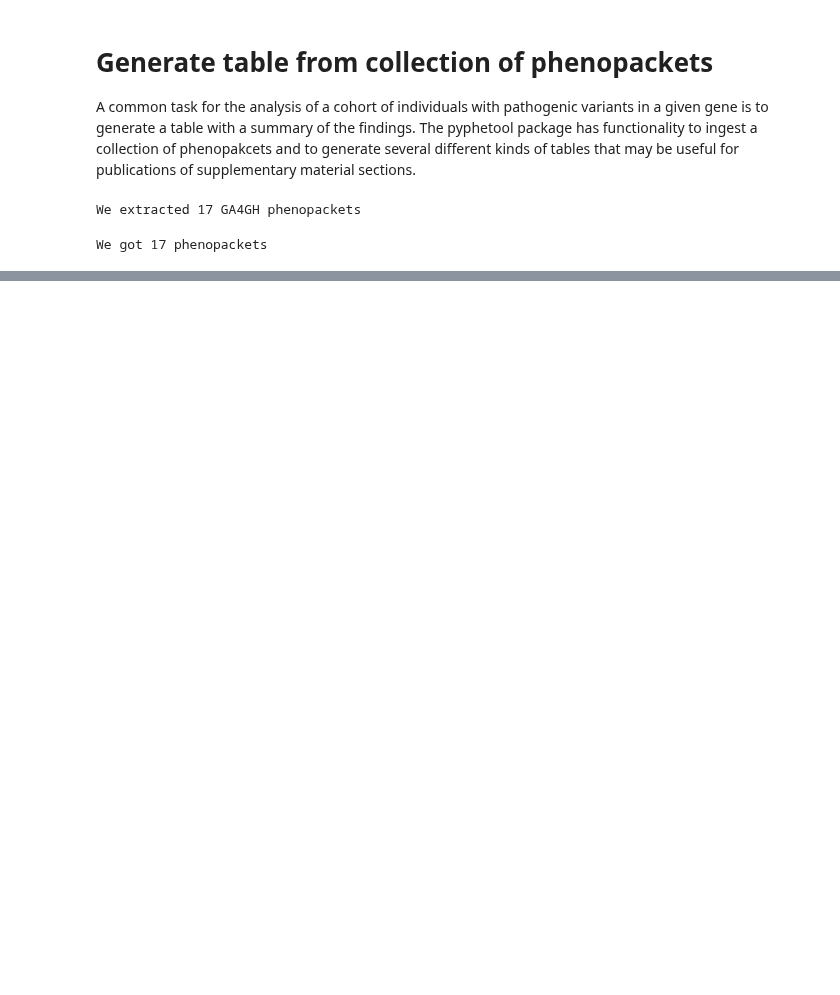
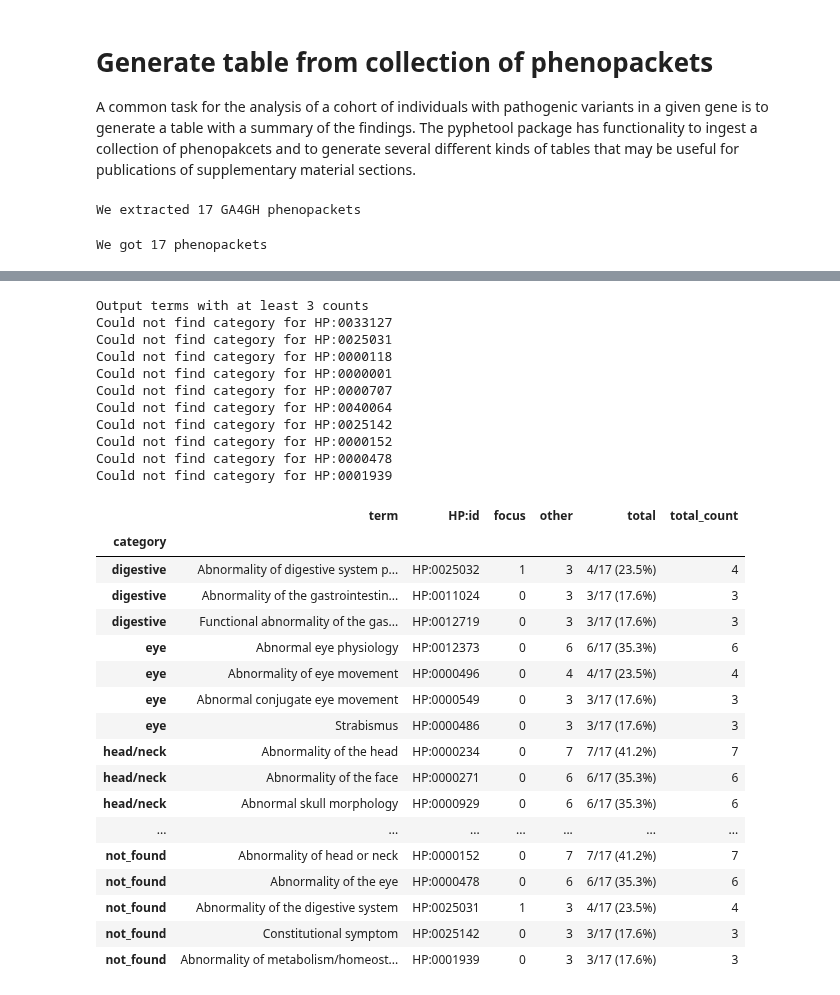
Before and after one commit to monarch-initiative/pyphetools, a Jupyter notebook: notebooks/table_converter.ipynb, the cells around one changed output, grey strips where cells are left out. Saved outputs shown, nothing was run; the diff lists cells and outputs as text; code cells hidden in the pictures; blank space fills up the shorter version.

```diff
--- a/notebooks/table_converter.ipynb
+++ b/notebooks/table_converter.ipynb
@@ -75,0 +114,32 @@ df
+# %%
+ftab.get_thresholded_table(min_proportion=0.2)
+# %% [output]
+Output terms with at least 3 counts
+Could not find category for HP:0033127
+Could not find category for HP:0025031
+Could not find category for HP:0000118
+Could not find category for HP:0000001
+Could not find category for HP:0000707
+Could not find category for HP:0040064
+Could not find category for HP:0025142
+Could not find category for HP:0000152
+Could not find category for HP:0000478
+Could not find category for HP:0001939
+|  | term | HP:id | focus | other | total | total_count |
+| category |  |  |  |  |  |  |
+| digestive | Abnormality of digestive system p... | HP:0025032 | 1 | 3 | 4/17 (23.5%) | 4 |
+| digestive | Abnormality of the gastrointestin... | HP:0011024 | 0 | 3 | 3/17 (17.6%) | 3 |
+| digestive | Functional abnormality of the gas... | HP:0012719 | 0 | 3 | 3/17 (17.6%) | 3 |
+| eye | Abnormal eye physiology | HP:0012373 | 0 | 6 | 6/17 (35.3%) | 6 |
+| eye | Abnormality of eye movement | HP:0000496 | 0 | 4 | 4/17 (23.5%) | 4 |
+| eye | Abnormal conjugate eye movement | HP:0000549 | 0 | 3 | 3/17 (17.6%) | 3 |
+| eye | Strabismus | HP:0000486 | 0 | 3 | 3/17 (17.6%) | 3 |
+| head/neck | Abnormality of the head | HP:0000234 | 0 | 7 | 7/17 (41.2%) | 7 |
+| head/neck | Abnormality of the face | HP:0000271 | 0 | 6 | 6/17 (35.3%) | 6 |
+| head/neck | Abnormal skull morphology | HP:0000929 | 0 | 6 | 6/17 (35.3%) | 6 |
+| ... | ... | ... | ... | ... | ... | ... |
+| not_found | Abnormality of head or neck | HP:0000152 | 0 | 7 | 7/17 (41.2%) | 7 |
+| not_found | Abnormality of the eye | HP:0000478 | 0 | 6 | 6/17 (35.3%) | 6 |
+| not_found | Abnormality of the digestive system | HP:0025031 | 1 | 3 | 4/17 (23.5%) | 4 |
+| not_found | Constitutional symptom | HP:0025142 | 0 | 3 | 3/17 (17.6%) | 3 |
+| not_found | Abnormality of metabolism/homeost... | HP:0001939 | 0 | 3 | 3/17 (17.6%) | 3 |
```
Also changed, not shown: parts of 14 cells of this notebook, 4 other files.
